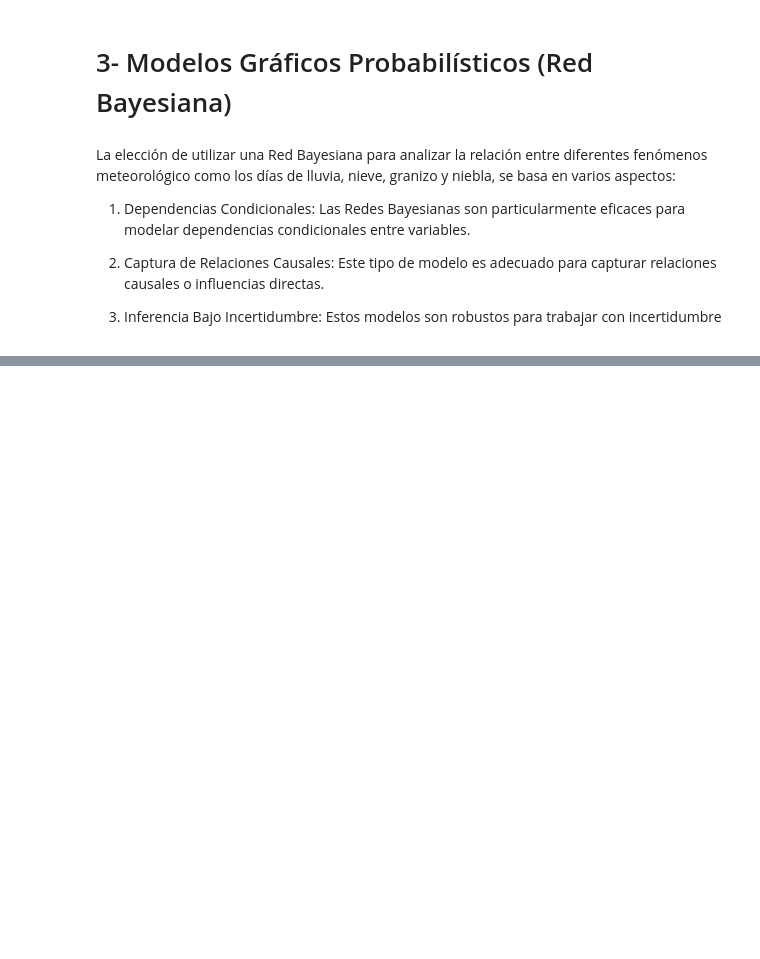
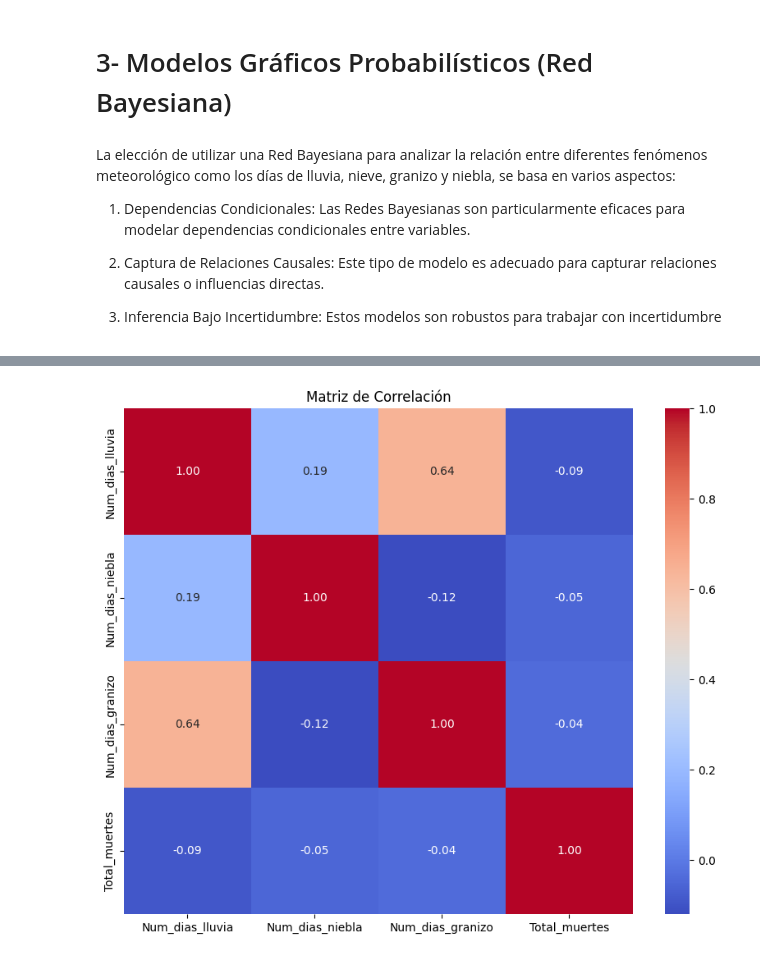
Before and after one commit to martiengli/Practica_Estadistica_3, a Jupyter notebook: actividad_3_estadistica_avanzada_mer.ipynb, the cells around one changed output, grey strips where cells are left out. Cells and saved outputs as stored; diff of their text form; code cells hidden in the pictures; blank space fills up the shorter version.

```diff
--- a/actividad_3_estadistica_avanzada_mer.ipynb
+++ b/actividad_3_estadistica_avanzada_mer.ipynb
@@ -20,3 +18,6 @@ data
 | 7 | 2015 | 92.292 | 4.667 | 2.167 | 24.640 |
 | 8 | 2014 | 112.917 | 3.750 | 2.542 | 19.708 |
 | 9 | 2013 | 110.333 | 6.875 | 3.583 | 19.292 |
+# %%
+accidentes_df = pd.read_excel("/content/accidentes_Trafico.xlsx")
+accidentes_df
@@ -198,3 +217,9 @@ La elección de utilizar una Red Bayesiana para analizar la relación entre dife
 2. Captura de Relaciones Causales: Este tipo de modelo es adecuado para capturar relaciones causales o influencias directas.
 
 3. Inferencia Bajo Incertidumbre: Estos modelos son robustos para trabajar con incertidumbre
+# %%
+combined_df_nuevo = pd.merge(accidentes_df, data, left_on='Año', right_on='Fecha')
+combined_df_nuevo.drop(['Fecha', 'Periodo'], axis=1, inplace=True)
+
+
+combined_df_nuevo.head()
@@ -200,0 +233,15 @@ La elección de utilizar una Red Bayesiana para analizar la relación entre dife
+# %%
+import matplotlib.pyplot as plt
+import seaborn as sns
+
+combined_df_nuevo['Total_muertes'] = combined_df_nuevo['Autopista'] + combined_df_nuevo['Autovía'] + combined_df_nuevo['Carretera convencional']
+
+correlation_matrix = combined_df_nuevo[['Num_dias_lluvia', 'Num_dias_niebla', 'Num_dias_granizo', 'Total_muertes']].corr()
+
+
+plt.figure(figsize=(10, 8))
+sns.heatmap(correlation_matrix, annot=True, cmap='coolwarm', fmt='.2f')
+plt.title('Matriz de Correlación')
+plt.show()
+# %% [output]
+[figure, added]
```
Also changed, not shown: parts of 16 cells of this notebook.
